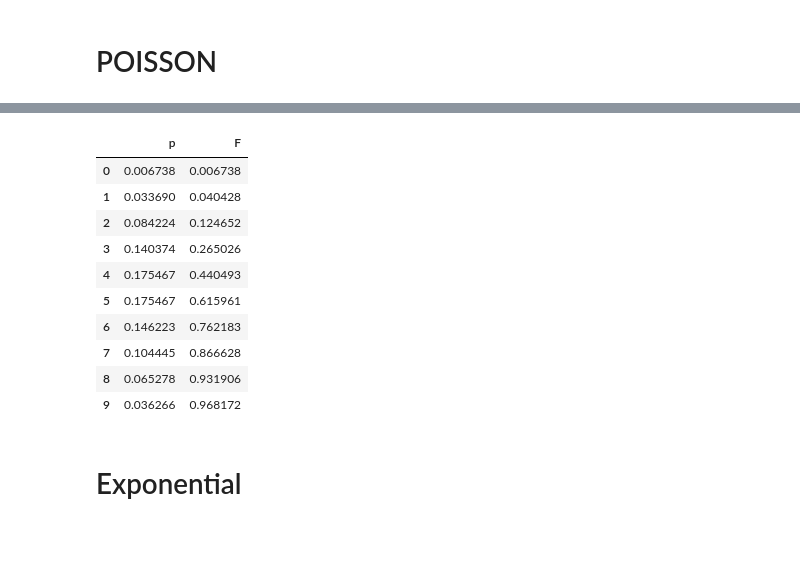
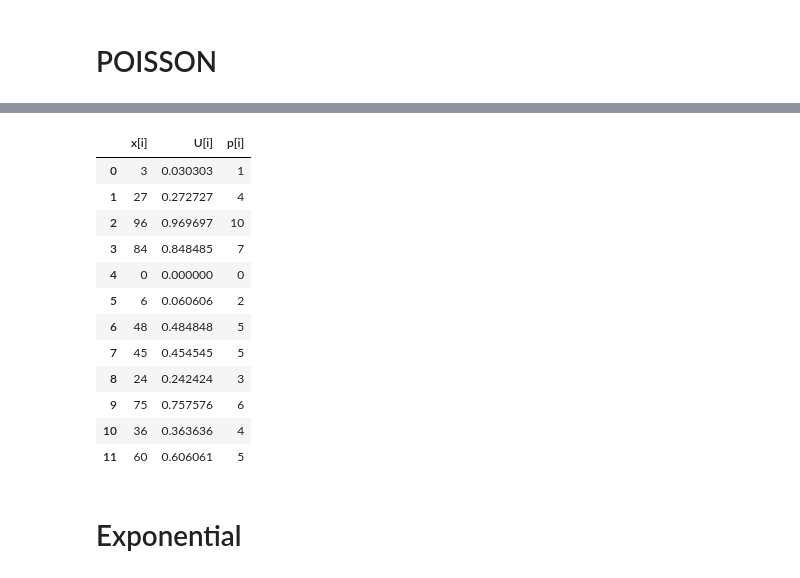
Before and after one commit to vikaputri/Pemodelan_Simulasi, a Jupyter notebook: Tugas_4.ipynb, the cells around one changed output, grey strips where cells are left out. Saved outputs shown, nothing was run; the diff lists cells and outputs as text; code cells hidden in the pictures; blank space fills up the shorter version.

```diff
--- a/Tugas_4.ipynb
+++ b/Tugas_4.ipynb
@@ -3,6 +3,7 @@
 # %% [markdown]
 # POISSON
 # %%
+import pandas as pd
 from math import factorial, exp
 
 def probablititas(x, miu = 1):
@@ -14,7 +15,7 @@ def poison(n, p, miu = 1):
   return hasil
 
 miu = 5
-n = 10
+n = 11
 
 pj = []
 pj.append(probablititas(0, miu))
@@ -25,3 +26,7 @@ fj.append(sum(pj))
 for i in range(1, n):
   pj.append(poison(i, pj[-1], miu))
   fj.append(sum(pj))
+
+d = {'p':pj,'F':fj}
+df = pd.DataFrame(d)
+df
@@ -38,7 +56,7 @@ a = 7
 m = 99
 c = 6
 x0 = 3
-n = 10
+n = 11
 
 xi = random(a, m, c, x0, n)
 U = [(i/m) for i in xi]
@@ -50,12 +68,3 @@ for i in range(len(U)):
 		if U[i] < fj[j]:
 			hasil.append(j)
 			break
-# %%
-import pandas as pd
-
-xi = pd.DataFrame(xi,columns =['x[i]'])
-u = pd.DataFrame(U,columns =['U[i]'])
-hasil = pd.DataFrame(hasil,columns =['p[i]'])
-result = pd.concat([xi, u, hasil], axis=1)
-result = result.dropna()
-result
@@ -74,19 +71,23 @@ result
-# %%
-d = {'p':pj,'F':fj}
-df = pd.DataFrame(d)
-df
-# %% [output]
-|  | p | F |
-| 0 | 0.006738 | 0.006738 |
-| 1 | 0.033690 | 0.040428 |
-| 2 | 0.084224 | 0.124652 |
-| 3 | 0.140374 | 0.265026 |
-| 4 | 0.175467 | 0.440493 |
-| 5 | 0.175467 | 0.615961 |
-| 6 | 0.146223 | 0.762183 |
-| 7 | 0.104445 | 0.866628 |
-| 8 | 0.065278 | 0.931906 |
-| 9 | 0.036266 | 0.968172 |
+# %%
+import pandas as pd
+
+d = {'x[i]':xi,'U[i]':U, 'p[i]':hasil}
+df = pd.DataFrame(d)
+df
+# %% [output]
+|  | x[i] | U[i] | p[i] |
+| 0 | 3 | 0.030303 | 1 |
+| 1 | 27 | 0.272727 | 4 |
+| 2 | 96 | 0.969697 | 10 |
+| 3 | 84 | 0.848485 | 7 |
+| 4 | 0 | 0.000000 | 0 |
+| 5 | 6 | 0.060606 | 2 |
+| 6 | 48 | 0.484848 | 5 |
+| 7 | 45 | 0.454545 | 5 |
+| 8 | 24 | 0.242424 | 3 |
+| 9 | 75 | 0.757576 | 6 |
+| 10 | 36 | 0.363636 | 4 |
+| 11 | 60 | 0.606061 | 5 |
 # %% [markdown]
 # Exponential
 # %% [markdown]
```
Also changed, not shown: parts of 2 cells of this notebook.
